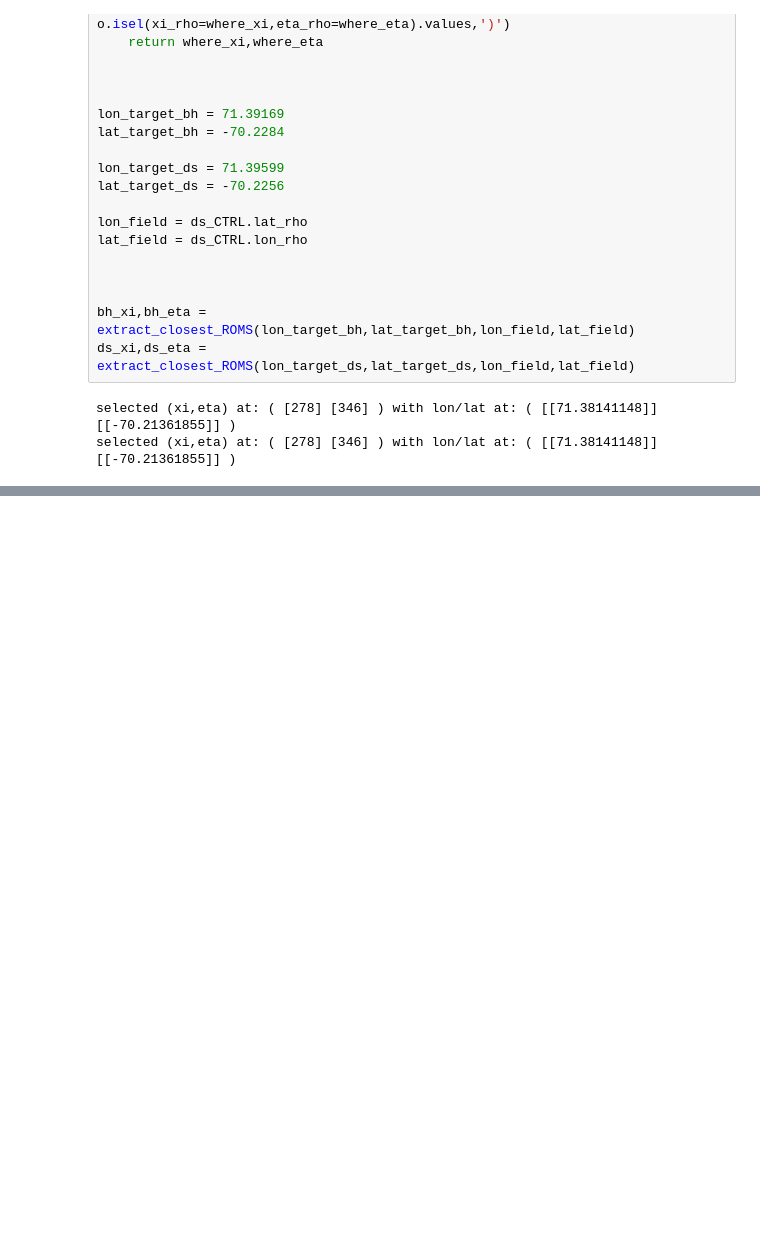
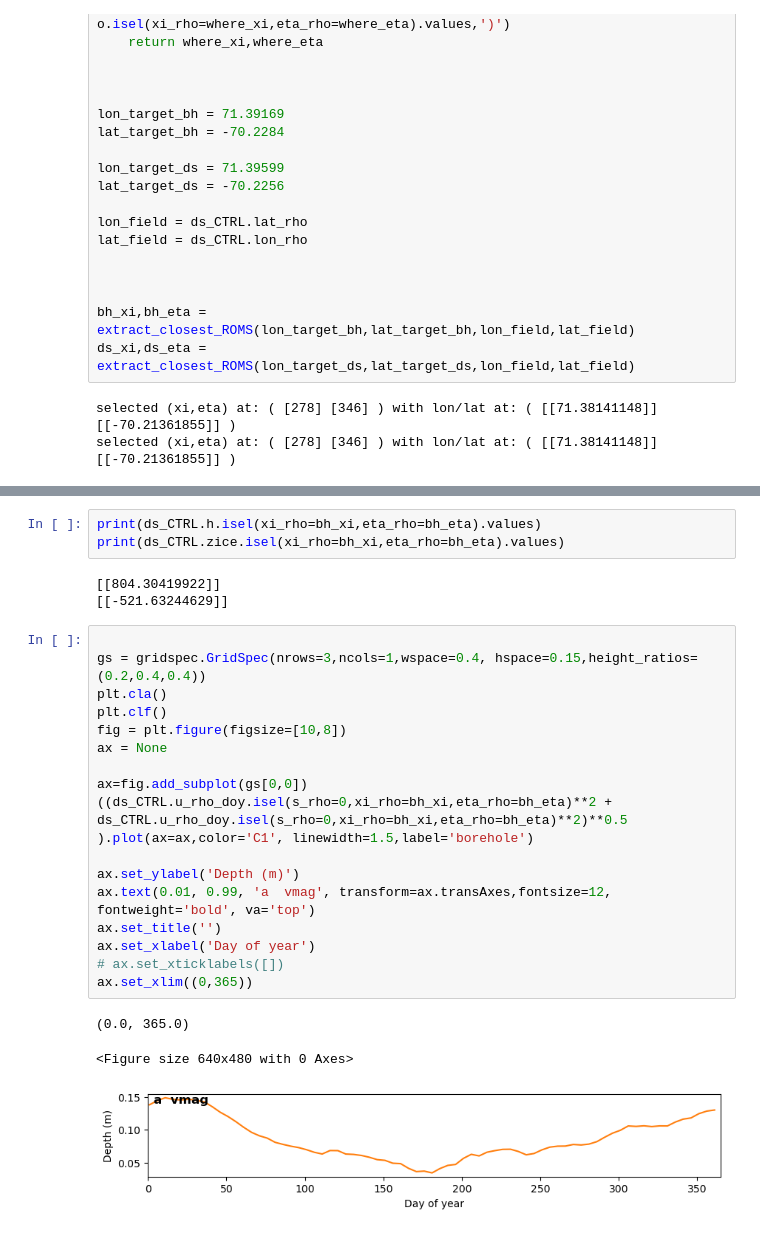
Before and after one commit to dgwyther/apom-analysis, a Jupyter notebook: notebooks/Figure-obsComparison.ipynb, the cells around one changed output, grey strips where cells are left out. Saved outputs shown, nothing was run; the diff lists cells and outputs as text; blank space fills up the shorter version.

```diff
--- a/notebooks/Figure-obsComparison.ipynb
+++ b/notebooks/Figure-obsComparison.ipynb
@@ -648,3 +648,30 @@ cax.set_ylabel(r'melt rate (m/yr)',fontsize=12)
 Text(0, 0.5, 'melt rate (m/yr)')
 <Figure size 640x480 with 0 Axes>
 [figure]
+# %%
+print(ds_CTRL.h.isel(xi_rho=bh_xi,eta_rho=bh_eta).values)
+print(ds_CTRL.zice.isel(xi_rho=bh_xi,eta_rho=bh_eta).values)
+# %% [output]
+[[804.30419922]]
+[[-521.63244629]]
+# %%
+
+gs = gridspec.GridSpec(nrows=3,ncols=1,wspace=0.4, hspace=0.15,height_ratios=(0.2,0.4,0.4))
+plt.cla()
+plt.clf()
+fig = plt.figure(figsize=[10,8])
+ax = None
+
+ax=fig.add_subplot(gs[0,0])
+((ds_CTRL.u_rho_doy.isel(s_rho=0,xi_rho=bh_xi,eta_rho=bh_eta)**2 + ds_CTRL.u_rho_doy.isel(s_rho=0,xi_rho=bh_xi,eta_rho=bh_eta)**2)**0.5 ).plot(ax=ax,color='C1', linewidth=1.5,label='borehole')
+
+ax.set_ylabel('Depth (m)')
+ax.text(0.01, 0.99, 'a  vmag', transform=ax.transAxes,fontsize=12, fontweight='bold', va='top')
+ax.set_title('')
+ax.set_xlabel('Day of year')
+# ax.set_xticklabels([])
+ax.set_xlim((0,365))
+# %% [output]
+(0.0, 365.0)
+<Figure size 640x480 with 0 Axes>
+[figure, added]
```
Also changed, not shown: parts of 8 cells of this notebook, 12 other files.
